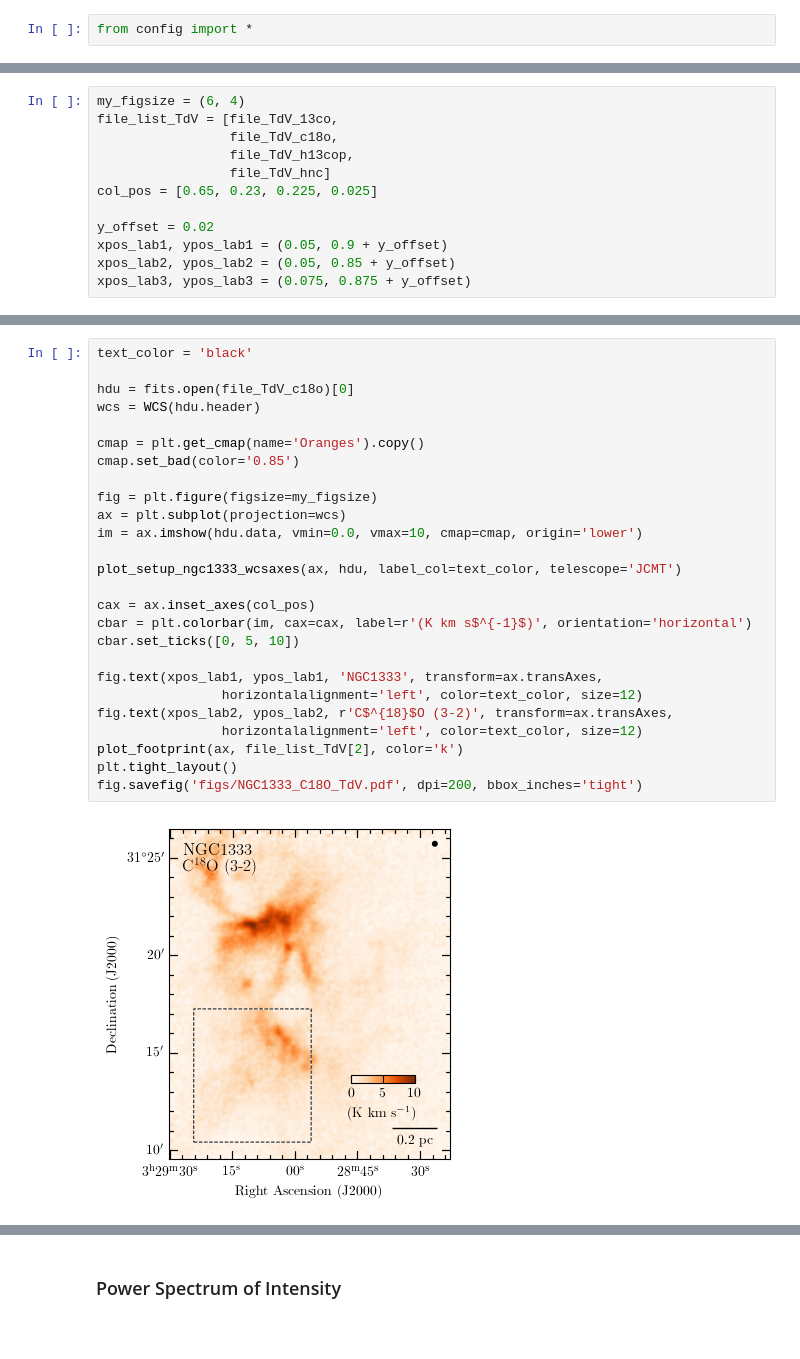
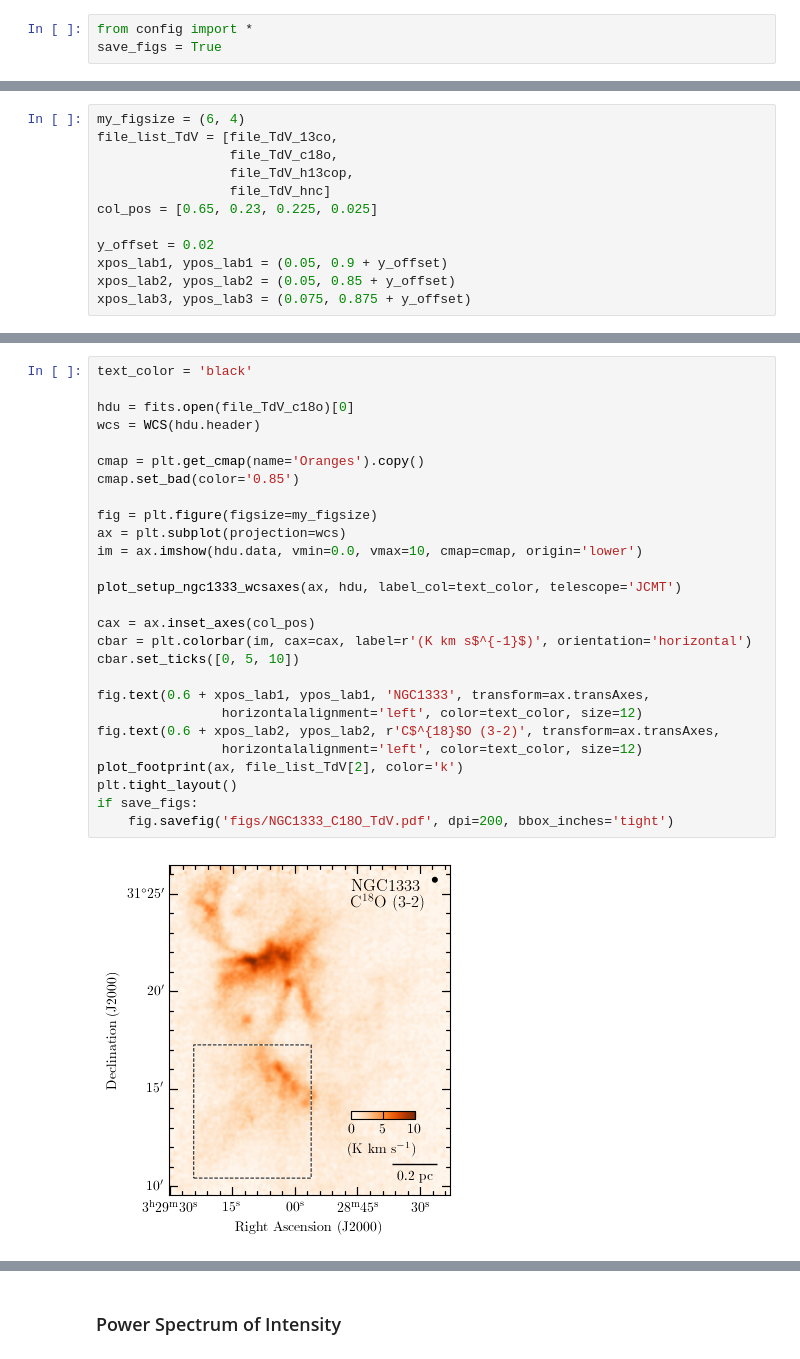
Before and after one commit to jpinedaf/NGC1333_NOEMA_turbulence, a Jupyter notebook: NGC1333_determine_turbulence.ipynb, the cells around one changed output, grey strips where cells are left out. Cells and saved outputs as stored; diff of their text form.

```diff
--- a/NGC1333_determine_turbulence.ipynb
+++ b/NGC1333_determine_turbulence.ipynb
@@ -27,6 +27,7 @@ plt.rcParams.update({"text.usetex": True,
                      'ytick.minor.size': 3})
 # %%
 from config import *
+save_figs = True
 # %% [markdown]
 ## Regions to be used
 Lets show the integrated intensity maps of the regions.
@@ -141,31 +146,32 @@ fig.savefig('figs/NGC1333_13CO_TdV.pdf', dpi=200, bbox_inches='tight')
 # %%
 text_color = 'black'
 
 hdu = fits.open(file_TdV_c18o)[0]
 wcs = WCS(hdu.header)
 
 cmap = plt.get_cmap(name='Oranges').copy()
 cmap.set_bad(color='0.85')
 
 fig = plt.figure(figsize=my_figsize)
 ax = plt.subplot(projection=wcs)
 im = ax.imshow(hdu.data, vmin=0.0, vmax=10, cmap=cmap, origin='lower')
 
 plot_setup_ngc1333_wcsaxes(ax, hdu, label_col=text_color, telescope='JCMT')
 
 cax = ax.inset_axes(col_pos)
 cbar = plt.colorbar(im, cax=cax, label=r'(K km s$^{-1}$)', orientation='horizontal')
 cbar.set_ticks([0, 5, 10])
 
-fig.text(xpos_lab1, ypos_lab1, 'NGC1333', transform=ax.transAxes,
+fig.text(0.6 + xpos_lab1, ypos_lab1, 'NGC1333', transform=ax.transAxes,
                 horizontalalignment='left', color=text_color, size=12)
-fig.text(xpos_lab2, ypos_lab2, r'C$^{18}$O (3-2)', transform=ax.transAxes,
+fig.text(0.6 + xpos_lab2, ypos_lab2, r'C$^{18}$O (3-2)', transform=ax.transAxes,
                 horizontalalignment='left', color=text_color, size=12)
 plot_footprint(ax, file_list_TdV[2], color='k')
 plt.tight_layout()
-fig.savefig('figs/NGC1333_C18O_TdV.pdf', dpi=200, bbox_inches='tight')
+if save_figs:
+    fig.savefig('figs/NGC1333_C18O_TdV.pdf', dpi=200, bbox_inches='tight')
 # %% [output]
-[figure, old version]
+[figure, new version]
 # %%
 text_color = 'black'
 
```
Also changed, not shown: parts of 16 cells of this notebook.
